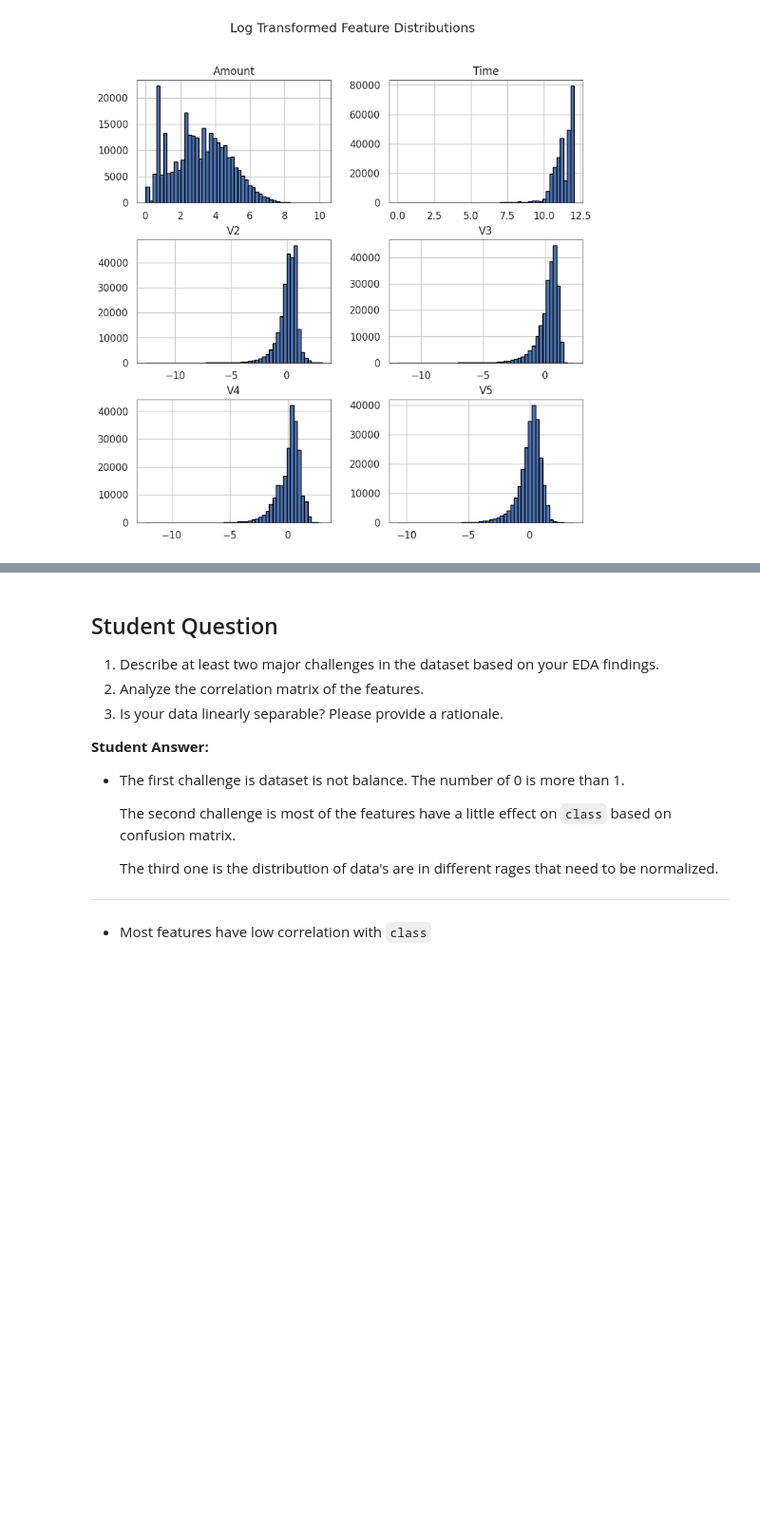
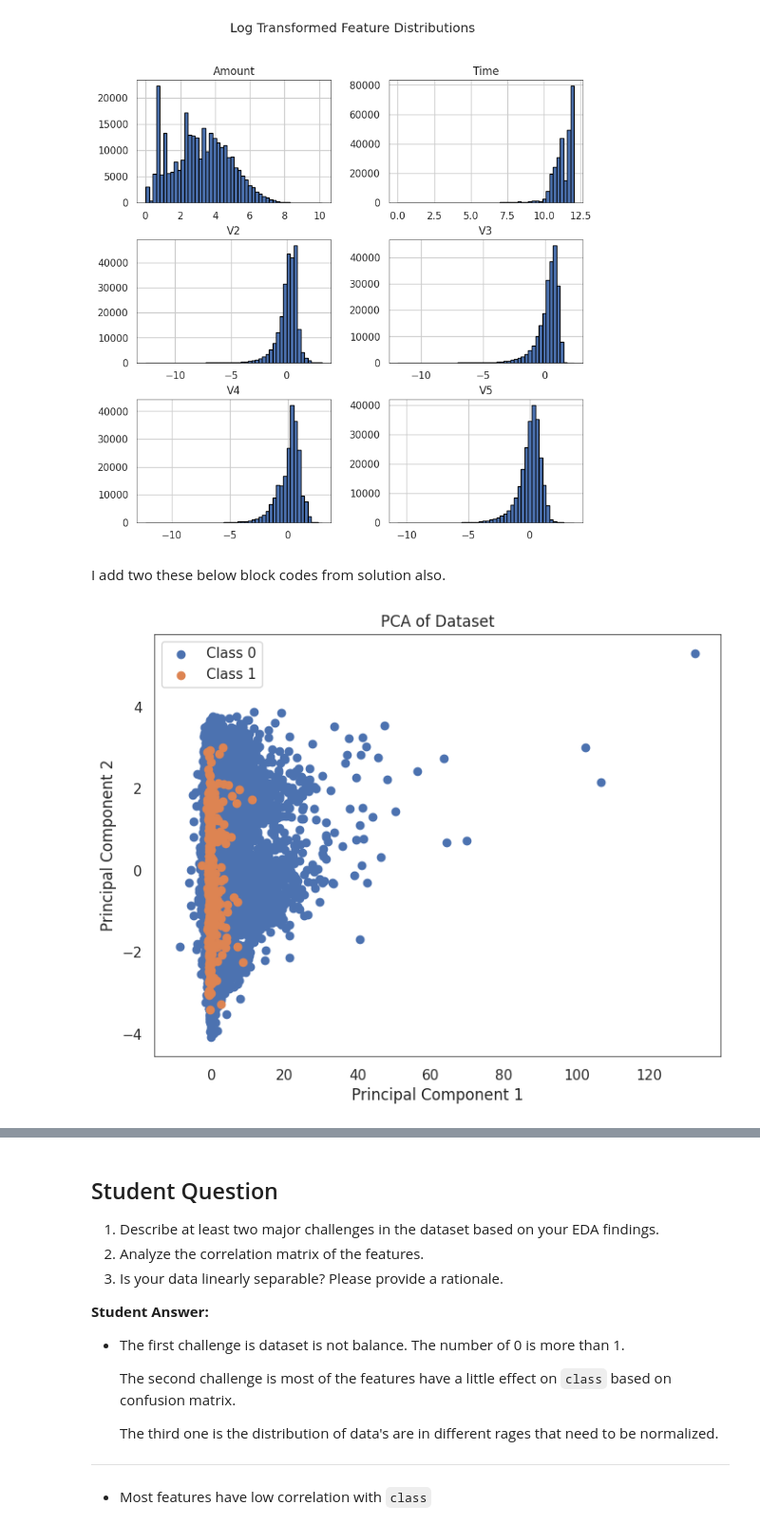
Before and after one commit to arsalanyavari/Sharif-University-ML-DL-RayanCourse_Assignments, a Jupyter notebook: Homework_1_Student_Version.ipynb, the cells around one changed output, grey strips where cells are left out. Shown: that part at 95% size. Saved outputs shown, nothing was run; the diff lists cells and outputs as text; code cells hidden in the pictures; blank space fills up the shorter version.

```diff
--- a/Homework_1_Student_Version.ipynb
+++ b/Homework_1_Student_Version.ipynb
@@ -238,3 +238,29 @@ plt.show()
 # %% [output]
 [figure]
 [figure]
+# %% [markdown]
+I add two these below block codes from solution also.
+# %%
+from sklearn.decomposition import PCA
+
+# Standardize the features
+scaler = StandardScaler()
+X_scaled = scaler.fit_transform(X)
+# Apply PCA
+pca = PCA(n_components=2)  # Reduce to 2 components for visualization
+principal_components = pca.fit_transform(X_scaled)
+
+# Create a DataFrame with the principal components
+pca_df = pd.DataFrame(data=principal_components, columns=['PC1', 'PC2'])
+pca_df['class'] = y.values
+# Plot the principal components
+plt.figure(figsize=(8, 6))
+plt.scatter(pca_df[pca_df['class'] == 0]['PC1'], pca_df[pca_df['class'] == 0]['PC2'], label='Class 0')
+plt.scatter(pca_df[pca_df['class'] == 1]['PC1'], pca_df[pca_df['class'] == 1]['PC2'], label='Class 1')
+plt.xlabel('Principal Component 1')
+plt.ylabel('Principal Component 2')
+plt.title('PCA of Dataset')
+plt.legend()
+plt.show()
+# %% [output]
+[figure, added]
```
Also changed, not shown: parts of 16 cells of this notebook, 15 other files.
